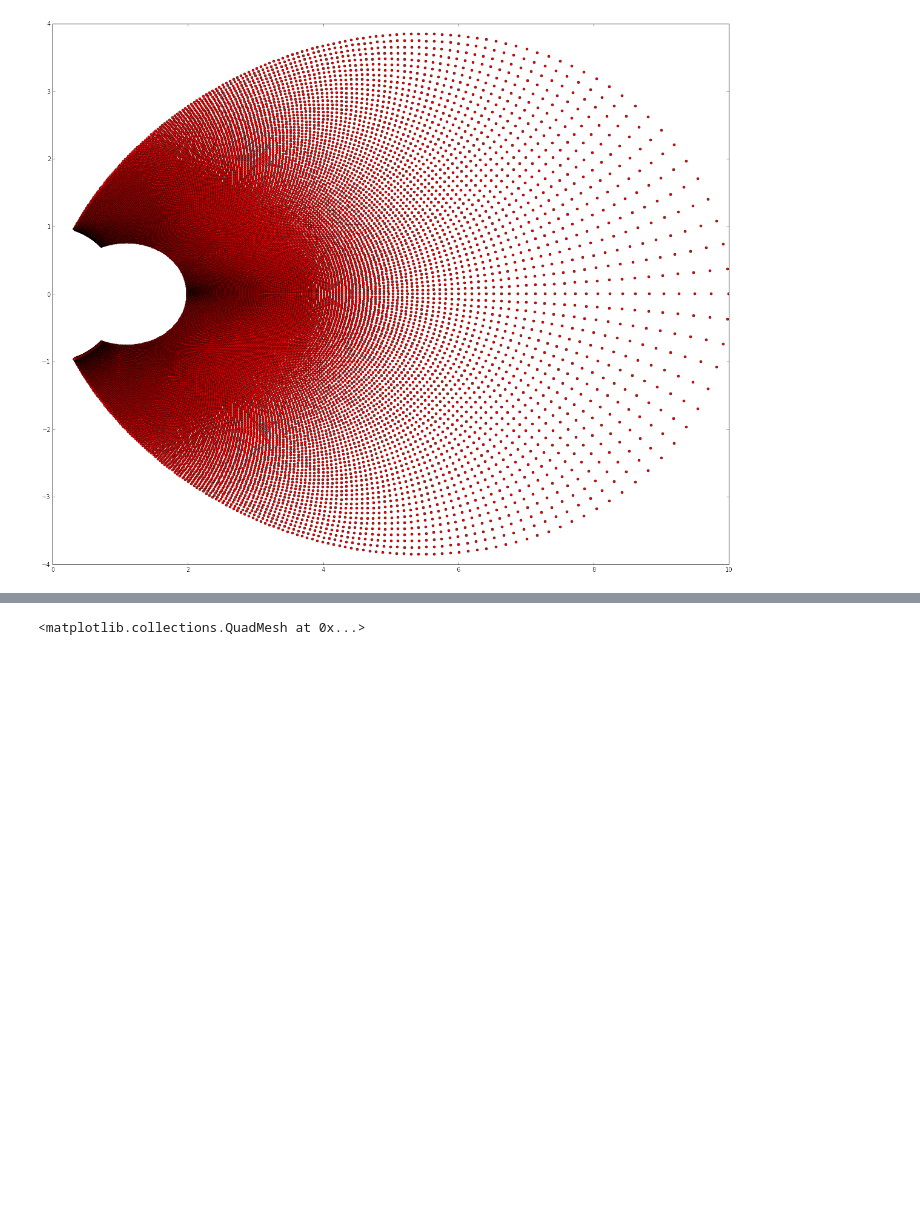
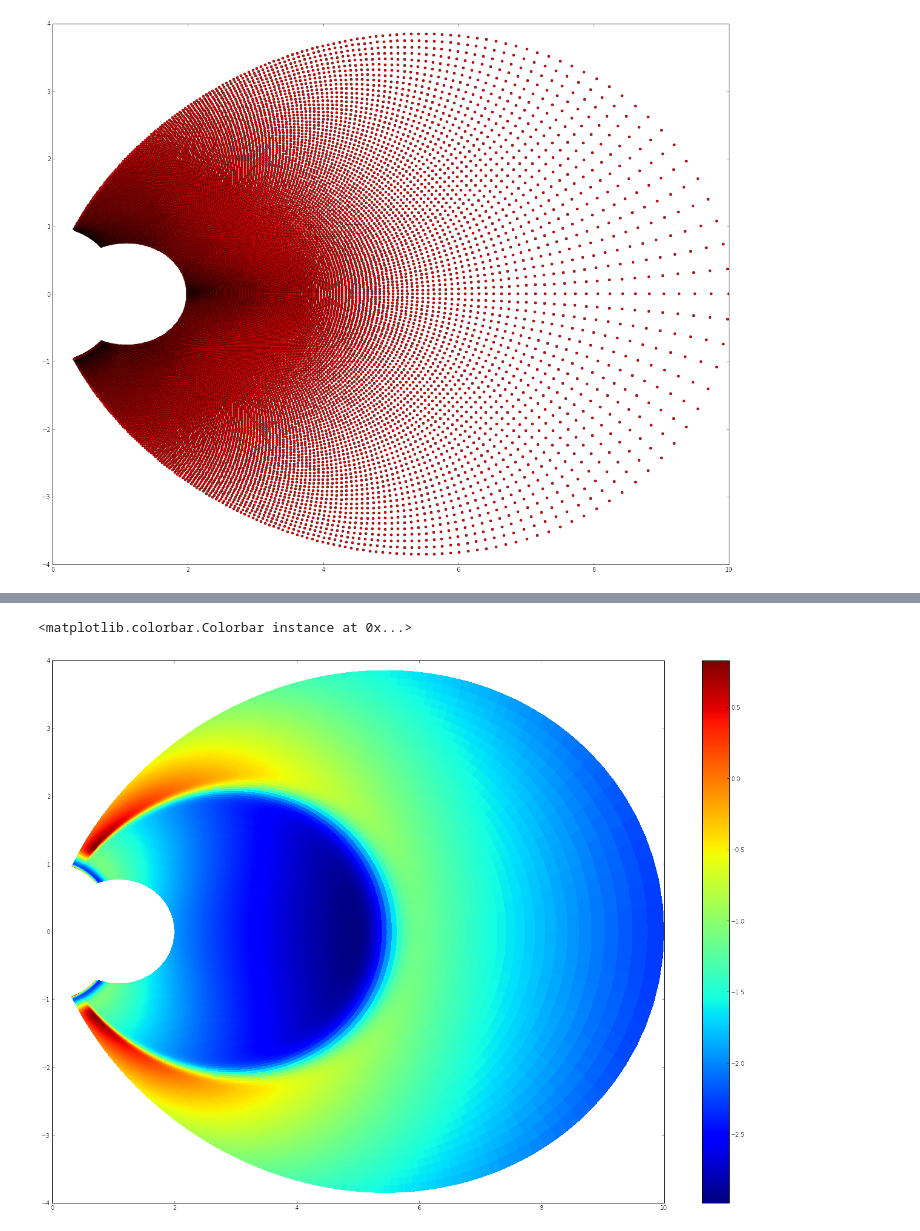
Before and after one commit to sciff90/mhd2d, a Jupyter notebook: python/mhd2d_plot_test.ipynb, the cells around one changed output, grey strips where cells are left out. Cells and saved outputs as stored; diff of their text form; code cells hidden in the pictures; blank space fills up the shorter version.

```diff
--- a/python/mhd2d_plot_test.ipynb
+++ b/python/mhd2d_plot_test.ipynb
@@ -66,8 +124,10 @@ contourf(xi, yi, zi,200);
 # %%
 x_arr = np.reshape(x_arr,(num_u1,num_u3),order='F')
 y_arr = np.reshape(y_arr,(num_u1,num_u3),order='F')
-va = np.reshape(va,(num_u1,num_u3),order='F')
-pcolormesh(x_arr,y_arr,log(va),shading='flat')
+va_arr = np.reshape(va_arr,(num_u1,num_u3),order='F')
+pcolormesh(x_arr,y_arr,log(va_arr),shading='flat')
+colorbar()
 # %% [output]
-<matplotlib.collections.QuadMesh at 0x...>
+<matplotlib.colorbar.Colorbar instance at 0x...>
+[figure, added]
 # %%
```
Also changed, not shown: parts of 11 cells of this notebook, 13 other files.
